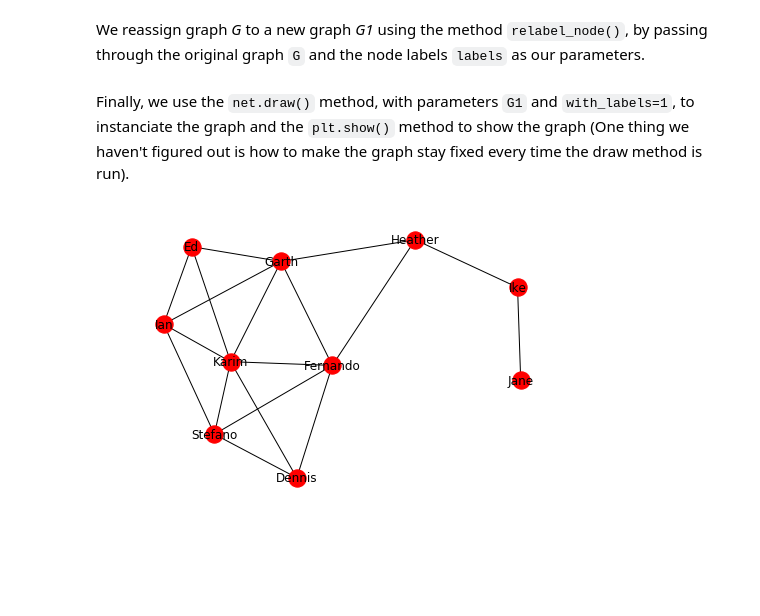
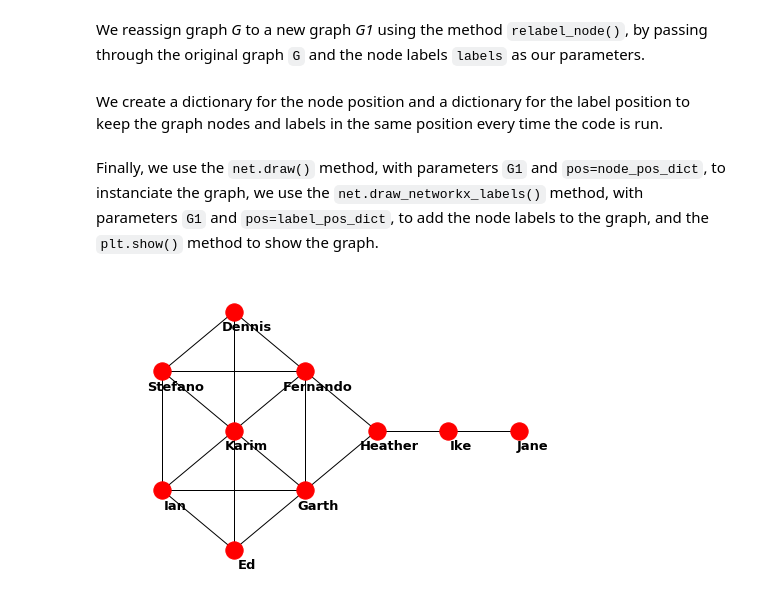
Before and after one commit to sbiguzzi/data620, a Jupyter notebook: Assignments/Data620_Assignment1.ipynb, the cells around one changed output. Drawn from its saved outputs; the diff is of its cells as text; code cells hidden in the pictures; blank space fills up the shorter version.

```diff
--- a/Assignments/Data620_Assignment1.ipynb
+++ b/Assignments/Data620_Assignment1.ipynb
@@ -50,10 +50,19 @@ G.add_edges_from(edges)
 We reassign graph _G_ to a new graph _G1_ using the method `relabel_node()`, by passing through the original graph `G` and the node labels `labels` as our parameters.
 # %%
 G1 = net.relabel_nodes(G,labels)
+# %% [markdown]
+We create a dictionary for the node position and a dictionary for the label position to keep the graph nodes and labels in the same position every time the code is run.
+# %%
+node_pos_dict = {'Stefano':(0,1),'Ian':(0,-1),'Dennis':(1,2),'Karim':(1,0),'Ed':(1,-2),'Fernando':(2,1),'Garth':(2,-1),
+                 'Heather':(3,0),'Ike':(4,0),'Jane':(5,0)}
+label_pos_dict = {}
+for k,v in node_pos_dict.items():
+    label_pos_dict.update({k:(v[0]+0.18,v[1]-0.25)})
 # %% [markdown]
-Finally, we use the `net.draw()` method, with parameters `G1` and `with_labels=1`, to instanciate the graph and the `plt.show()` method to show the graph (One thing we haven't figured out is how to make the graph stay fixed every time the draw method is run).
+Finally, we use the `net.draw()` method, with parameters `G1` and `pos=node_pos_dict`, to instanciate the graph, we use the `net.draw_networkx_labels()` method, with parameters `G1` and `pos=label_pos_dict`, to add the node labels to the graph, and the `plt.show()` method to show the graph.
-# %%
-net.draw(G1,with_labels=1)
-plt.show()
-# %% [output]
-[figure, removed]
+# %%
+net.draw(G1,pos=node_pos_dict)
+net.draw_networkx_labels(G1,pos=label_pos_dict,font_size=13,font_weight='bold')
+plt.show()
+# %% [output]
+[figure, added]
```
Also changed, not shown: parts of 1 cell of this notebook.
